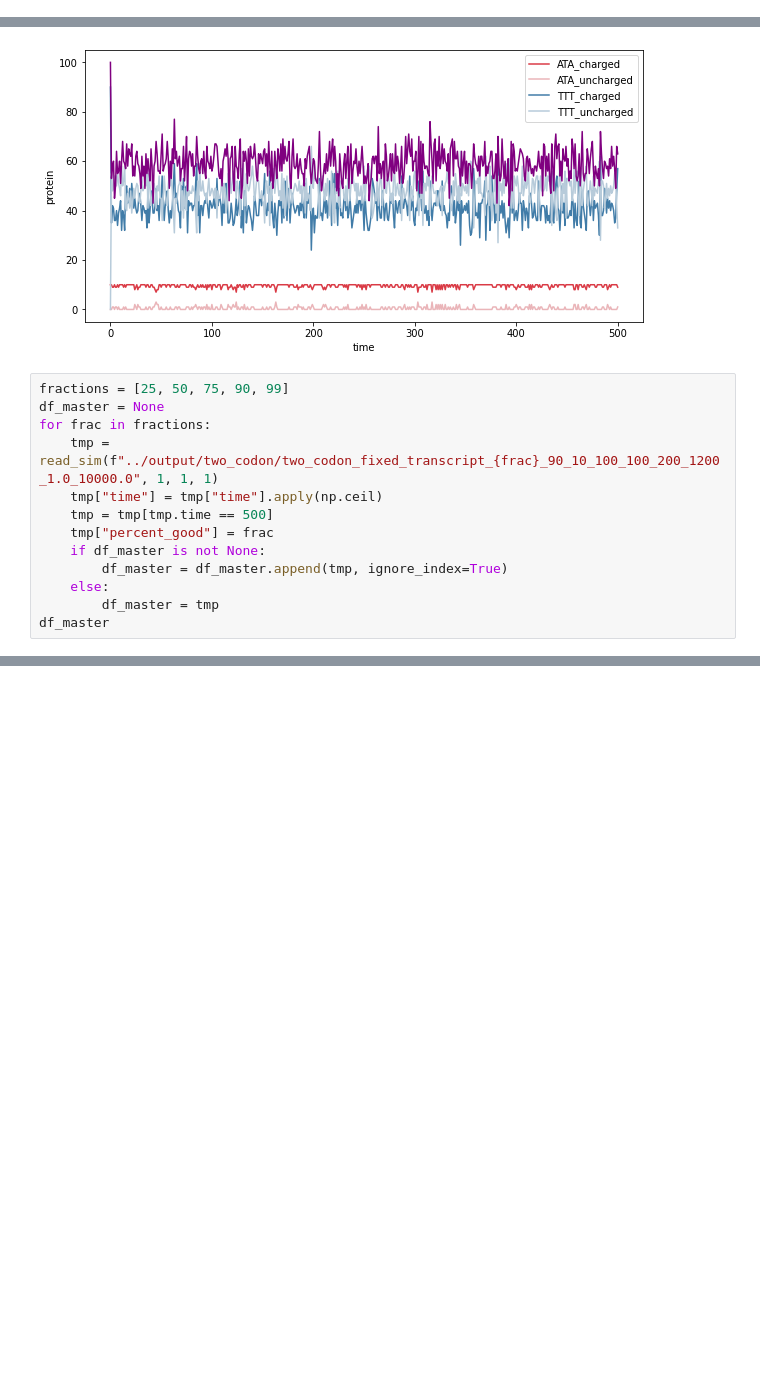
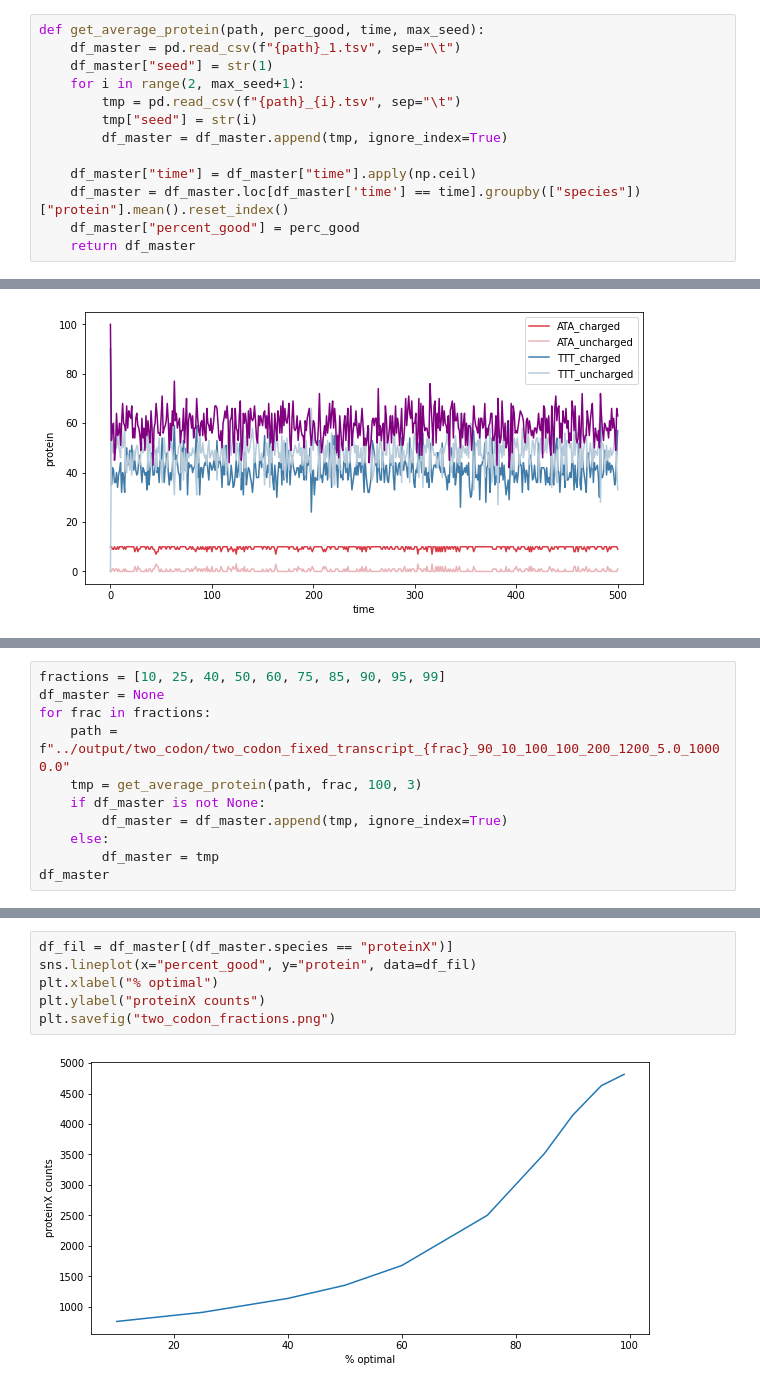
Before and after one commit to alexismhill3/tRNA-dynamics, a Jupyter notebook: analysis/two_codon.ipynb, the cells around one changed output, grey strips where cells are left out. Saved outputs shown, nothing was run; the diff lists cells and outputs as text; blank space fills up the shorter version.

```diff
--- a/analysis/two_codon.ipynb
+++ b/analysis/two_codon.ipynb
@@ -34,6 +34,19 @@ def tRNA_species_plot(df):
 def ribosome_plot(df):
     df_fil = df[(df.species == "__ribosome")]
     sns.lineplot(x="time", y="protein", units="seed", estimator=None, data=df_fil, color="purple")
+# %%
+def get_average_protein(path, perc_good, time, max_seed):
+    df_master = pd.read_csv(f"{path}_1.tsv", sep="\t")
+    df_master["seed"] = str(1)
+    for i in range(2, max_seed+1):
+        tmp = pd.read_csv(f"{path}_{i}.tsv", sep="\t")
+        tmp["seed"] = str(i)
+        df_master = df_master.append(tmp, ignore_index=True)
+
+    df_master["time"] = df_master["time"].apply(np.ceil)
+    df_master = df_master.loc[df_master['time'] == time].groupby(["species"])["protein"].mean().reset_index()
+    df_master["percent_good"] = perc_good
+    return df_master
 # %%
 rcParams['figure.figsize'] = [10, 5]
 # %%
@@ -92,16 +107,3 @@ tRNA_species_plot(df_master)
 ribosome_plot(df_master)
 # %% [output]
 [figure]
-# %%
-fractions = [25, 50, 75, 90, 99]
-df_master = None
-for frac in fractions:
-    tmp = read_sim(f"../output/two_codon/two_codon_fixed_transcript_{frac}_90_10_100_100_200_1200_1.0_10000.0", 1, 1, 1)
-    tmp["time"] = tmp["time"].apply(np.ceil)
-    tmp = tmp[tmp.time == 500]
-    tmp["percent_good"] = frac
-    if df_master is not None:
-        df_master = df_master.append(tmp, ignore_index=True)
-    else:
-        df_master = tmp
-df_master
@@ -131,0 +110,11 @@ sns.lineplot(x="percent_good", y="protein", data=df_fil)
+# %%
+fractions = [10, 25, 40, 50, 60, 75, 85, 90, 95, 99]
+df_master = None
+for frac in fractions:
+    path = f"../output/two_codon/two_codon_fixed_transcript_{frac}_90_10_100_100_200_1200_5.0_10000.0"
+    tmp = get_average_protein(path, frac, 100, 3)
+    if df_master is not None:
+        df_master = df_master.append(tmp, ignore_index=True)
+    else:
+        df_master = tmp
+df_master
@@ -131,0 +135,8 @@ sns.lineplot(x="percent_good", y="protein", data=df_fil)
+# %%
+df_fil = df_master[(df_master.species == "proteinX")]
+sns.lineplot(x="percent_good", y="protein", data=df_fil)
+plt.xlabel("% optimal")
+plt.ylabel("proteinX counts")
+plt.savefig("two_codon_fractions.png")
+# %% [output]
+[figure, added]
```
Also changed, not shown: parts of 6 cells of this notebook, 6 other files.
